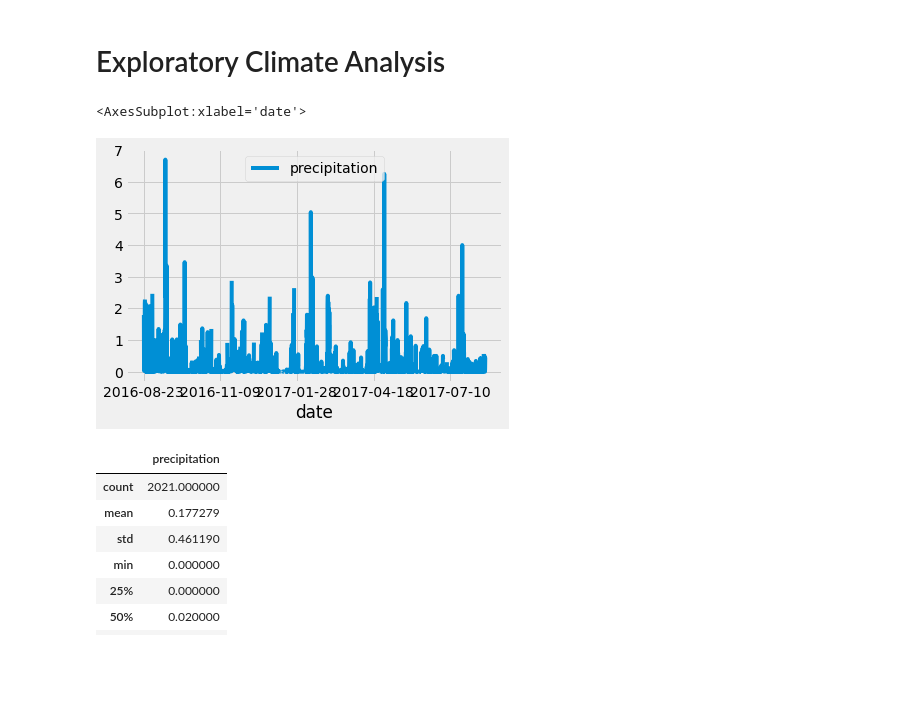
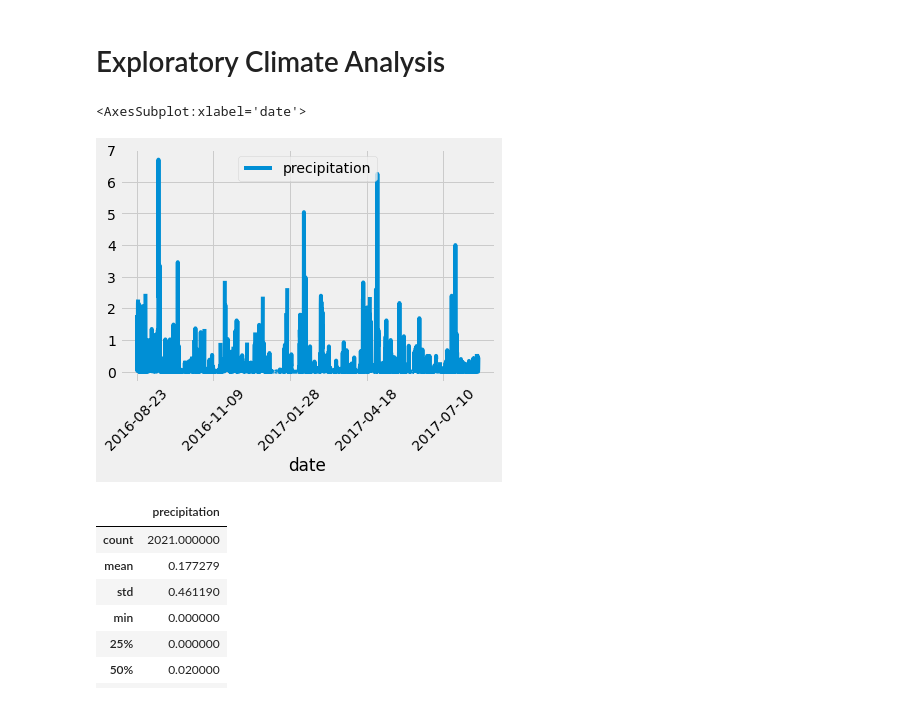
Before and after one commit to clminter/surfs_up, a Jupyter notebook: climate_analysis.ipynb, the cells around one changed output. Drawn from its saved outputs; the diff is of its cells as text; code cells hidden in the pictures; blank space fills up the shorter version.

```diff
--- a/climate_analysis.ipynb
+++ b/climate_analysis.ipynb
@@ -41,25 +41,27 @@ session = Session(engine)
 # %%
 # Design a query to retrieve the last 12 months of precipitation data and plot the results.
 #Starting from the last data point in the database.
 prev_year = dt.date(2017, 8, 23)
 # Calculate the date one year from the last date in data set.
 prev_year = dt.date(2017, 8, 23) - dt.timedelta(days=365)
 # Perform a query to retrieve the data and precipitation scores
 results = []
 # Save the query results as a Pandas DataFrame and set the index to the date column
 results = session.query(Measurement.date, Measurement.prcp).filter(Measurement.date >= prev_year).all()
 #print(results)
 # Sort the dataframe by date
 df = pd.DataFrame(results, columns=['date','precipitation'])
 df.set_index(df['date'], inplace=True)
-#print(df.to_string(index=False))
+#print(df.to_string(index=True))
 df = df.sort_index()
 # Use Pandas Plotting with Matplotlib to plot the data
 
-df.plot()
+
+
+df.plot(rot=45)
 # %% [output]
 <AxesSubplot:xlabel='date'>
-[figure, old version]
+[figure, new version]
 # %%
 # Use Pandas to calcualte the summary statistics for the precipitation data
 df.describe()
```
Also changed, not shown: parts of 1 cell of this notebook, 1 other file.
